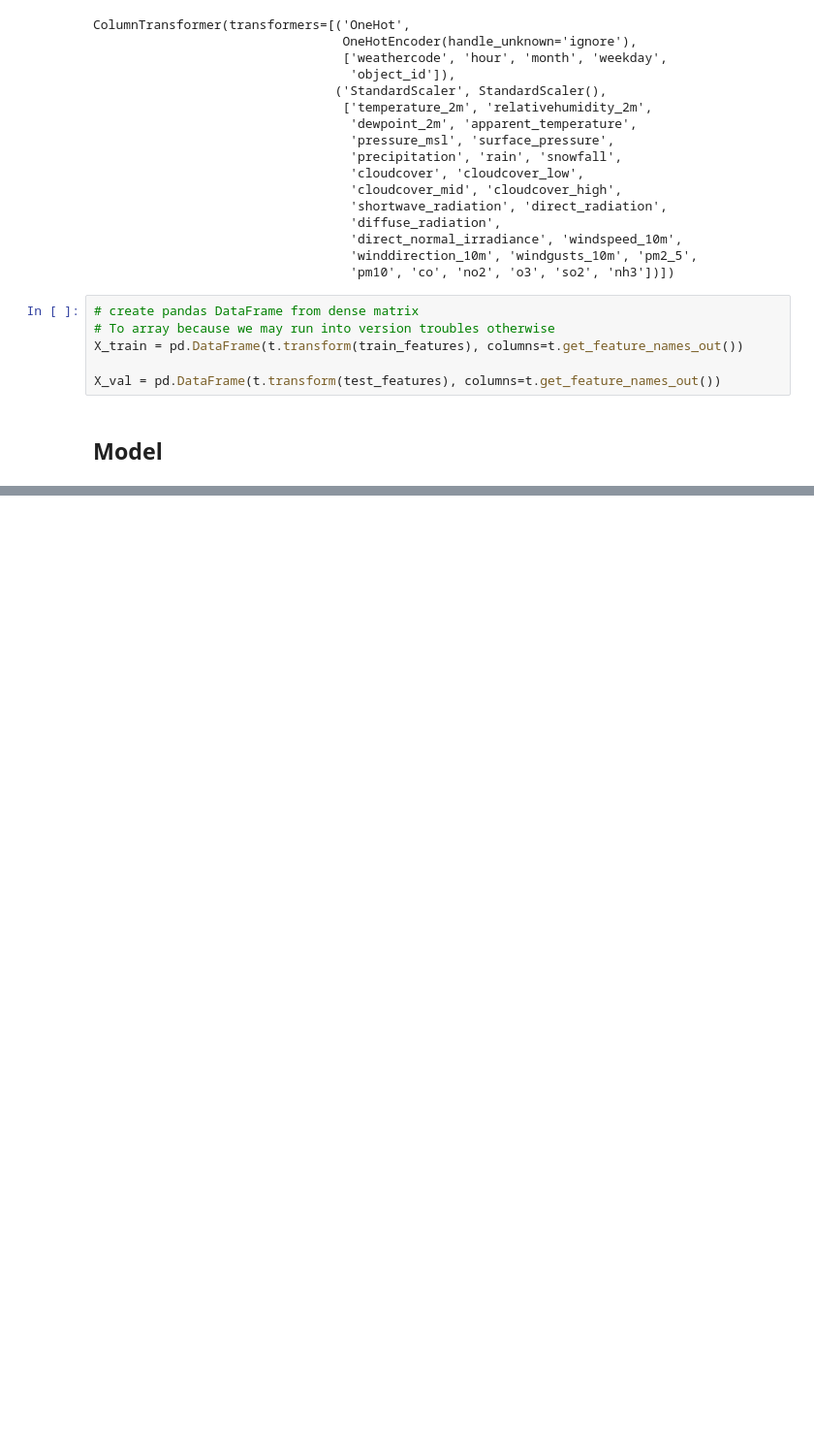
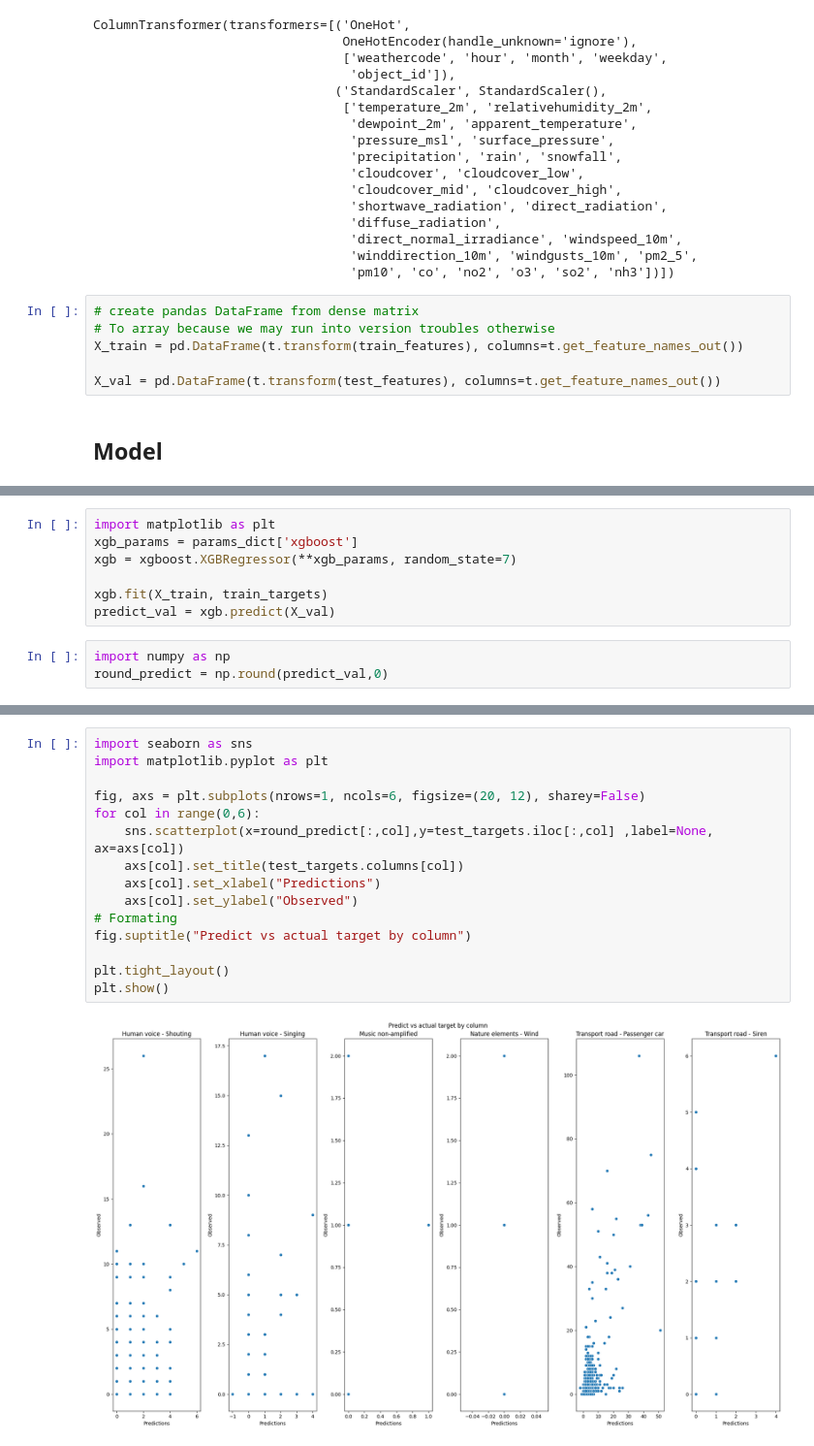
Before and after one commit to aphdinh/MDA_KUL, a Jupyter notebook: noise_types.ipynb, the cells around one changed output, grey strips where cells are left out. Shown at 97% size. Cells and saved outputs as stored; diff of their text form; blank space fills up the shorter version.

Commit message:
Added xgb and plots

```diff
--- a/noise_types.ipynb
+++ b/noise_types.ipynb
@@ -183,0 +133,10 @@ ValueError: y should be a 1d array, got an array of shape (16097, 6) instead.
+# %%
+import matplotlib as plt
+xgb_params = params_dict['xgboost']
+xgb = xgboost.XGBRegressor(**xgb_params, random_state=7)
+
+xgb.fit(X_train, train_targets)
+predict_val = xgb.predict(X_val)
+# %%
+import numpy as np
+round_predict = np.round(predict_val,0)
@@ -183,0 +156,17 @@ ValueError: y should be a 1d array, got an array of shape (16097, 6) instead.
+# %%
+import seaborn as sns
+import matplotlib.pyplot as plt
+
+fig, axs = plt.subplots(nrows=1, ncols=6, figsize=(20, 12), sharey=False)
+for col in range(0,6):
+    sns.scatterplot(x=round_predict[:,col],y=test_targets.iloc[:,col] ,label=None, ax=axs[col])
+    axs[col].set_title(test_targets.columns[col])
+    axs[col].set_xlabel("Predictions")
+    axs[col].set_ylabel("Observed")
+# Formating
+fig.suptitle("Predict vs actual target by column")
+
+plt.tight_layout()
+plt.show()
+# %% [output]
+[figure, added]
```
Also changed, not shown: parts of 3 cells of this notebook.
